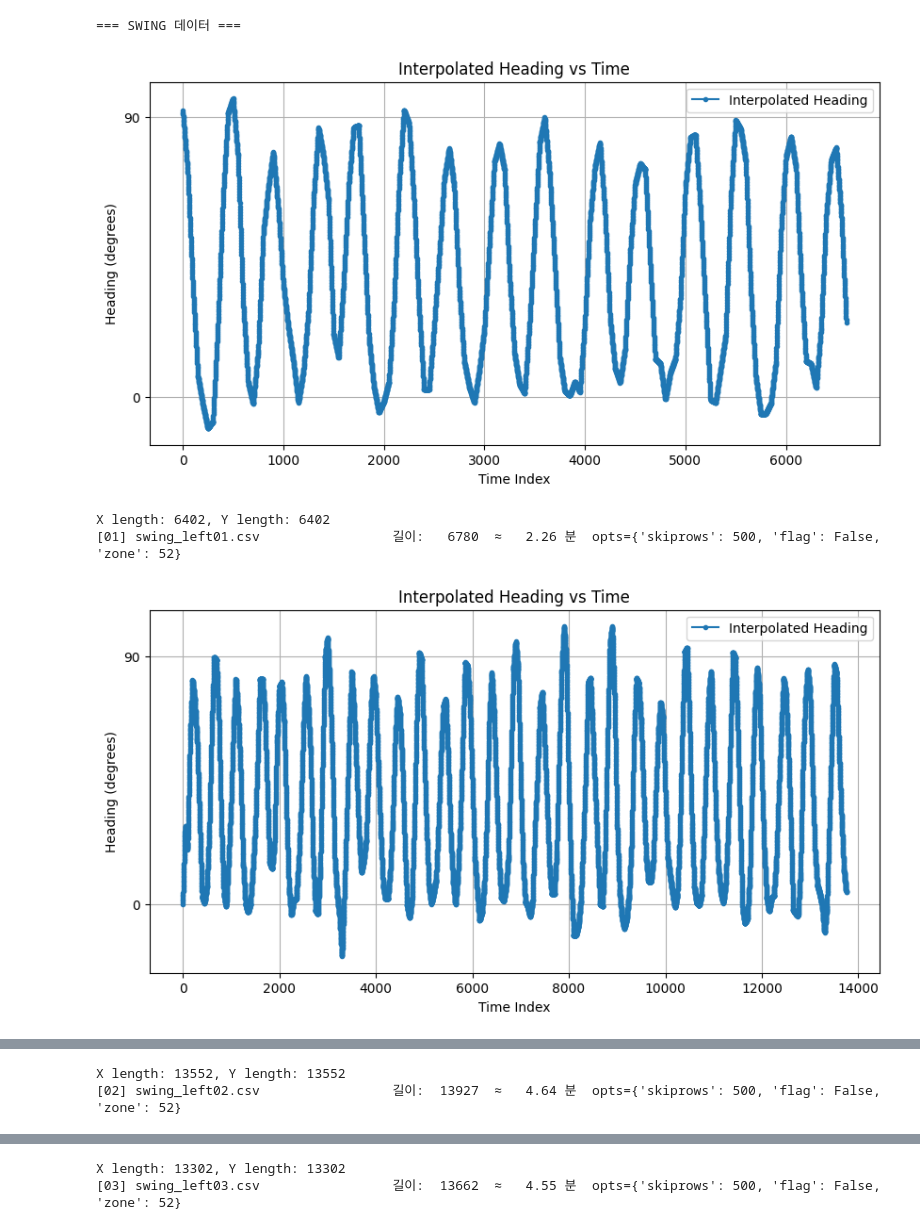
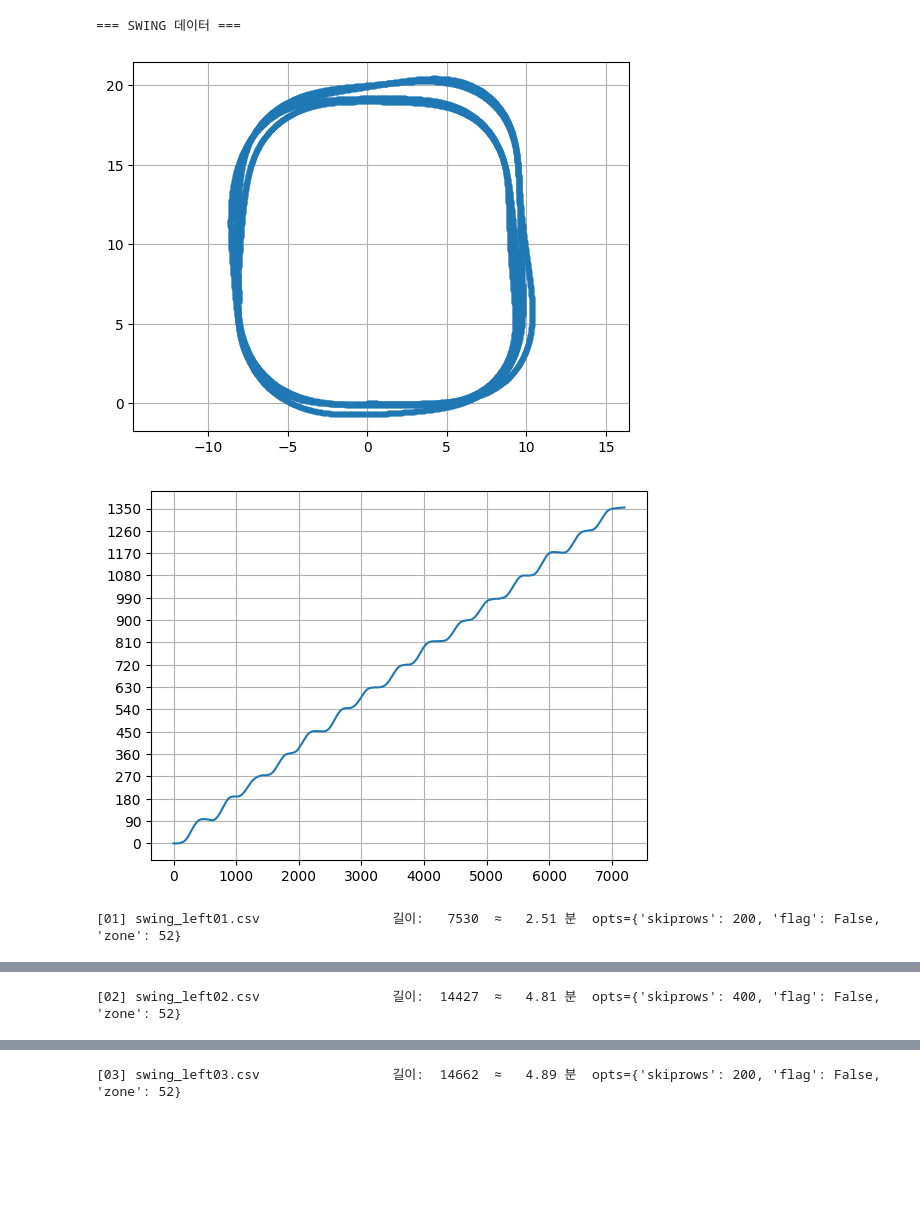
Before and after one commit to GitBosung/AI-PDR_GPS-GT, a Jupyter notebook: learningDataChecker.ipynb, the cells around one changed output, grey strips where cells are left out. Saved outputs shown, nothing was run; the diff lists cells and outputs as text; code cells hidden in the pictures; blank space fills up the shorter version.

```diff
--- a/learningDataChecker.ipynb
+++ b/learningDataChecker.ipynb
@@ -281,22 +225,38 @@ def load_and_process_data(file_path, skiprows=500, flag=False, zone=52):
 # %%
 config = {
-    'looking_left05.csv': {'skiprows': 500, 'flag': True,  'zone': 52},
-    'looking_right04.csv': {'skiprows': 500, 'flag': True,  'zone': 52},
+    'looking_left01.csv': {'skiprows': 200, 'flag': False, 'zone': 52},
+    'looking_left02.csv': {'skiprows': 150, 'flag': False, 'zone': 52},
+    'looking_left03.csv': {'skiprows': 250, 'flag': False, 'zone': 52},
+    'looking_left04.csv': {'skiprows': 150, 'flag': False, 'zone': 52},
+    'looking_left05.csv': {'skiprows': 300, 'flag': True, 'zone': 52},
+
+    'looking_right01.csv': {'skiprows': 200, 'flag': False,  'zone': 52},
+    'looking_right02.csv': {'skiprows': 100, 'flag': False,  'zone': 52},
+    'looking_right03.csv': {'skiprows': 200, 'flag': False,  'zone': 52},
+    'looking_right04.csv': {'skiprows': 350, 'flag': True,  'zone': 52},
+
+    'looking_lr01.csv':   {'skiprows': 100, 'flag': False,  'zone': 52},
     'looking_lr02.csv':   {'skiprows': 500, 'flag': True,  'zone': 52},
 
-    'swing_left04.csv' : {'skiprows': 1000, 'flag': True, 'zone': 52},
-    'swing_right04.csv' : {'skiprows': 1000, 'flag': True, 'zone': 52},
-    'swing_lr02.csv' : {'skiprows': 1000, 'flag': True, 'zone': 52},
 
-    'UTAH_looking_01.csv':{'skiprows': 1000,'flag': True,  'zone': 12},
-    'UTAH_looking_02.csv':{'skiprows': 1000,'flag': True,  'zone': 12},
-    'UTAH_looking_03.csv':{'skiprows': 1000,'flag': True,  'zone': 12},
-    'UTAH_looking_04.csv':{'skiprows': 1000,'flag': True,  'zone': 12},
+    'swing_left01.csv' : {'skiprows': 200, 'flag': False, 'zone': 52},
+    'swing_left02.csv' : {'skiprows': 400, 'flag': False, 'zone': 52},
+    'swing_left03.csv' : {'skiprows': 200, 'flag': False, 'zone': 52},
+    'swing_left04.csv' : {'skiprows': 300, 'flag': True, 'zone': 52},
 
+
+    'swing_right01.csv' : {'skiprows': 150, 'flag': False, 'zone': 52},
+    'swing_right02.csv' : {'skiprows': 300, 'flag': False, 'zone': 52},
+    'swing_right03.csv' : {'skiprows': 300, 'flag': False, 'zone': 52},
+    'swing_right04.csv' : {'skiprows': 300, 'flag': True, 'zone': 52},
+
+
+    'swing_lr01.csv' : {'skiprows': 100, 'flag': False, 'zone': 52},
+    'swing_lr02.csv' : {'skiprows': 300, 'flag': True, 'zone': 52},
 
 }
 
-default_config = {'skiprows': 500, 'flag': False, 'zone': 52}
+default_config = {'skiprows': 100, 'flag': False, 'zone': 52}
 
 # =========================
 # 전역 설정
@@ -317,7 +277,7 @@ swing_learnData_path = [
     os.path.join(BASE_DIR, 'data', 'learn_data', 'swing', 'swing_right04.csv'),
 
     os.path.join(BASE_DIR, 'data', 'learn_data', 'swing', 'swing_lr01.csv'),
-    #os.path.join(BASE_DIR, 'data', 'learn_data', 'swing', 'swing_lr02.csv'),
+    os.path.join(BASE_DIR, 'data', 'learn_data', 'swing', 'swing_lr02.csv'),
 ]
 
 looking_learnData_path = [
@@ -334,12 +294,6 @@ looking_learnData_path = [
 
     os.path.join(BASE_DIR, 'data', 'learn_data', 'looking','looking_lr01.csv'),
     os.path.join(BASE_DIR, 'data', 'learn_data', 'looking','looking_lr02.csv'),
-
-    # os.path.join(BASE_DIR, 'data', 'learn_data', 'UTAH_looking_01.csv'),
-    # os.path.join(BASE_DIR, 'data', 'learn_data', 'UTAH_looking_02.csv'),
-    # os.path.join(BASE_DIR, 'data', 'learn_data', 'UTAH_looking_03.csv'),
-    # os.path.join(BASE_DIR, 'data', 'learn_data', 'UTAH_looking_04.csv'),
-
 
 ]
 
@@ -455,38 +409,37 @@ def save_summary_csv(prefix, rows, totals, out_dir="outputs"):
 # 실행부
 # =========================
 if __name__ == "__main__":
-    loader1 = lambda path, **opts: load_and_process_data(path, **opts)
+    loader1 = lambda path, **opts: DataProcessor.load_and_preprocess_csv(path, **opts)
 
     print('=== SWING 데이터 ===')
     swing_df_list, swing_X_list, swing_Y_list, swing_min = load_group(
         swing_learnData_path, loader_fn=loader1, cfg=config, default_cfg=default_config
     )
 
     print('=== LOOKING 데이터 ===')
     looking_df_list, looking_X_list, looking_Y_list, looking_min = load_group(
         looking_learnData_path, loader_fn=loader1, cfg=config, default_cfg=default_config
     )
 
     print(f'요약) SWING: {swing_min:.2f} 분 | LOOKING: {looking_min:.2f} 분 | 총합: {swing_min + looking_min:.2f} 분')
 
     # 좌/우/혼합 분량 요약
     swing_rows, swing_tot = summarize_turn_minutes(swing_df_list, swing_learnData_path, fs=FS)
     pretty_print_summary("SWING", swing_rows, swing_tot)
 
     looking_rows, looking_tot = summarize_turn_minutes(looking_df_list, looking_learnData_path, fs=FS)
     pretty_print_summary("LOOKING", looking_rows, looking_tot)
 
     # 전체 합산
     all_rows = swing_rows + looking_rows
     all_tot = {
         'left':  round(swing_tot['left']  + looking_tot['left'],  2),
         'right': round(swing_tot['right'] + looking_tot['right'], 2),
         'total': round(swing_tot['total'] + looking_tot['total'], 2),
     }
     pretty_print_summary("전체(SWING + LOOKING)", all_rows, all_tot)
 # %% [output]
 === SWING 데이터 ===
-[figure, old version]
+[figure, new version]
+[figure, new version]
-X length: 6402, Y length: 6402
-[01] swing_left01.csv                 길이:   6780  ≈   2.26 분  opts={'skiprows': 500, 'flag': False, 'zone': 52}
+[01] swing_left01.csv                 길이:   7530  ≈   2.51 분  opts={'skiprows': 200, 'flag': False, 'zone': 52}
-[figure, old version]
@@ -493,2 +448 @@ X length: 6402, Y length: 6402
-X length: 13552, Y length: 13552
-[02] swing_left02.csv                 길이:  13927  ≈   4.64 분  opts={'skiprows': 500, 'flag': False, 'zone': 52}
+[02] swing_left02.csv                 길이:  14427  ≈   4.81 분  opts={'skiprows': 400, 'flag': False, 'zone': 52}
@@ -496,2 +451 @@ X length: 13552, Y length: 13552
-X length: 13302, Y length: 13302
-[03] swing_left03.csv                 길이:  13662  ≈   4.55 분  opts={'skiprows': 500, 'flag': False, 'zone': 52}
+[03] swing_left03.csv                 길이:  14662  ≈   4.89 분  opts={'skiprows': 200, 'flag': False, 'zone': 52}
```
Also changed, not shown: parts of 2 cells of this notebook, 14 other files.
